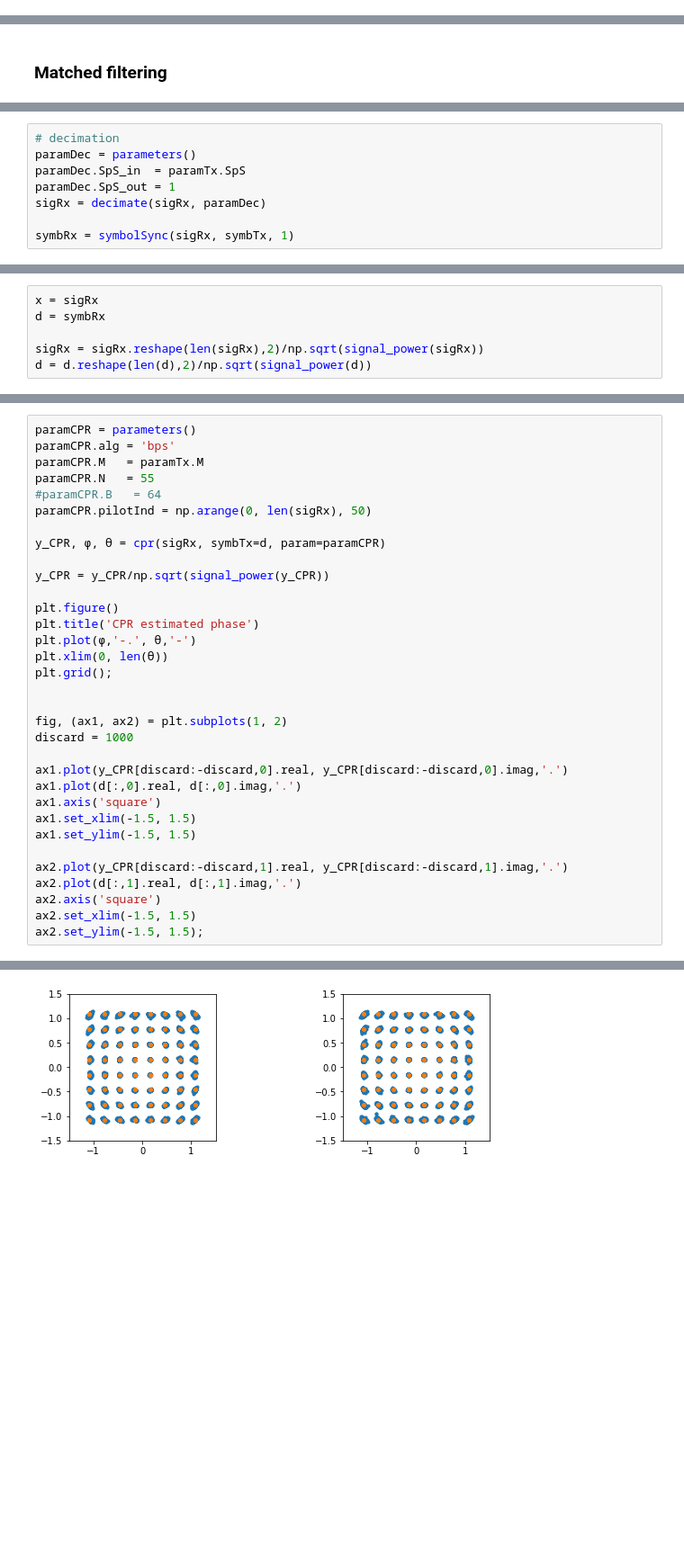
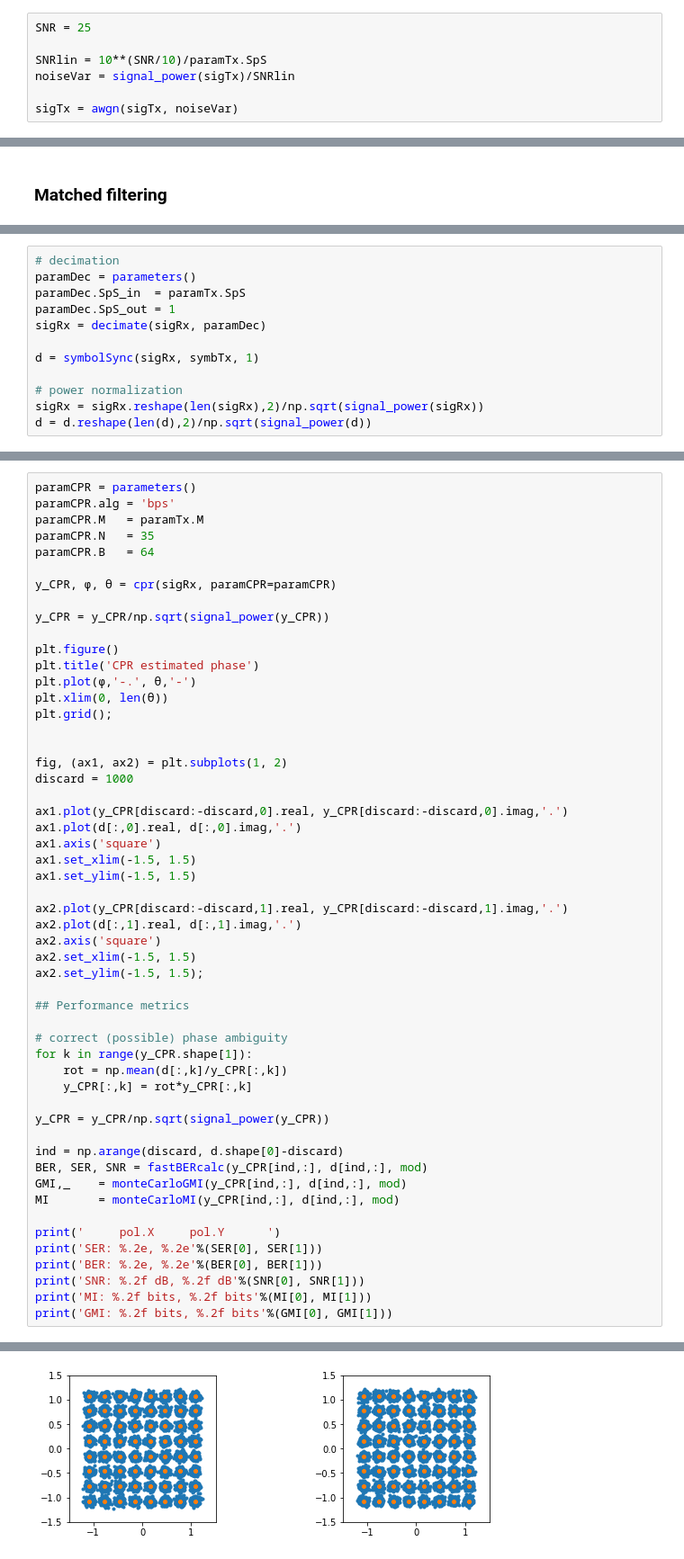
Before and after one commit to edsonportosilva/OptiCommPy, a Jupyter notebook: jupyter/test_carrierPhaseRecovery.ipynb, the cells around one changed output, grey strips where cells are left out. Shown at 90% size. Drawn from its saved outputs; the diff is of its cells as text; blank space fills up the shorter version.

```diff
--- a/jupyter/test_carrierPhaseRecovery.ipynb
+++ b/jupyter/test_carrierPhaseRecovery.ipynb
@@ -76,6 +85,13 @@ channel 0        fc : 193.1000 THz
 channel 0        power: 1.00 dBm
 
 total WDM signal power: 1.00 dBm
+# %%
+SNR = 25
+
+SNRlin = 10**(SNR/10)/paramTx.SpS
+noiseVar = signal_power(sigTx)/SNRlin
+
+sigTx = awgn(sigTx, noiseVar)
 # %% [markdown]
 ###  coherent detection and demodulation
 # %%
@@ -157,4 +173,8 @@ paramDec.SpS_in  = paramTx.SpS
 paramDec.SpS_out = 1
 sigRx = decimate(sigRx, paramDec)
 
-symbRx = symbolSync(sigRx, symbTx, 1)
+d = symbolSync(sigRx, symbTx, 1)
+
+# power normalization
+sigRx = sigRx.reshape(len(sigRx),2)/np.sqrt(signal_power(sigRx))
+d = d.reshape(len(d),2)/np.sqrt(signal_power(d))
@@ -163,7 +181 @@ symbRx = symbolSync(sigRx, symbTx, 1)
-# %%
-x = sigRx
-d = symbRx
-
-sigRx = sigRx.reshape(len(sigRx),2)/np.sqrt(signal_power(sigRx))
-d = d.reshape(len(d),2)/np.sqrt(signal_power(d))
 # %% [markdown]
@@ -172,11 +184,10 @@ d = d.reshape(len(d),2)/np.sqrt(signal_power(d))
 paramCPR = parameters()
 paramCPR.alg = 'bps'
 paramCPR.M   = paramTx.M
-paramCPR.N   = 55
-#paramCPR.B   = 64
-paramCPR.pilotInd = np.arange(0, len(sigRx), 50)
+paramCPR.N   = 35
+paramCPR.B   = 64
 
-y_CPR, ϕ, θ = cpr(sigRx, symbTx=d, param=paramCPR)
+y_CPR, ϕ, θ = cpr(sigRx, paramCPR=paramCPR)
 
 y_CPR = y_CPR/np.sqrt(signal_power(y_CPR))
 
@@ -201,4 +212,25 @@ ax2.plot(d[:,1].real, d[:,1].imag,'.')
 ax2.axis('square')
 ax2.set_xlim(-1.5, 1.5)
 ax2.set_ylim(-1.5, 1.5);
+
+## Performance metrics
+
+# correct (possible) phase ambiguity
+for k in range(y_CPR.shape[1]):
+    rot = np.mean(d[:,k]/y_CPR[:,k])
+    y_CPR[:,k] = rot*y_CPR[:,k]
+
+y_CPR = y_CPR/np.sqrt(signal_power(y_CPR))
+
+ind = np.arange(discard, d.shape[0]-discard)
+BER, SER, SNR = fastBERcalc(y_CPR[ind,:], d[ind,:], mod)
+GMI,_    = monteCarloGMI(y_CPR[ind,:], d[ind,:], mod)
+MI       = monteCarloMI(y_CPR[ind,:], d[ind,:], mod)
+
+print('     pol.X     pol.Y      ')
+print('SER: %.2e, %.2e'%(SER[0], SER[1]))
+print('BER: %.2e, %.2e'%(BER[0], BER[1]))
+print('SNR: %.2f dB, %.2f dB'%(SNR[0], SNR[1]))
+print('MI: %.2f bits, %.2f bits'%(MI[0], MI[1]))
+print('GMI: %.2f bits, %.2f bits'%(GMI[0], GMI[1]))
 # %% [output]
@@ -206 +244 @@ ax2.set_ylim(-1.5, 1.5);
-[figure, old version]
+[figure, new version]
```
Also changed, not shown: parts of 14 cells of this notebook.
